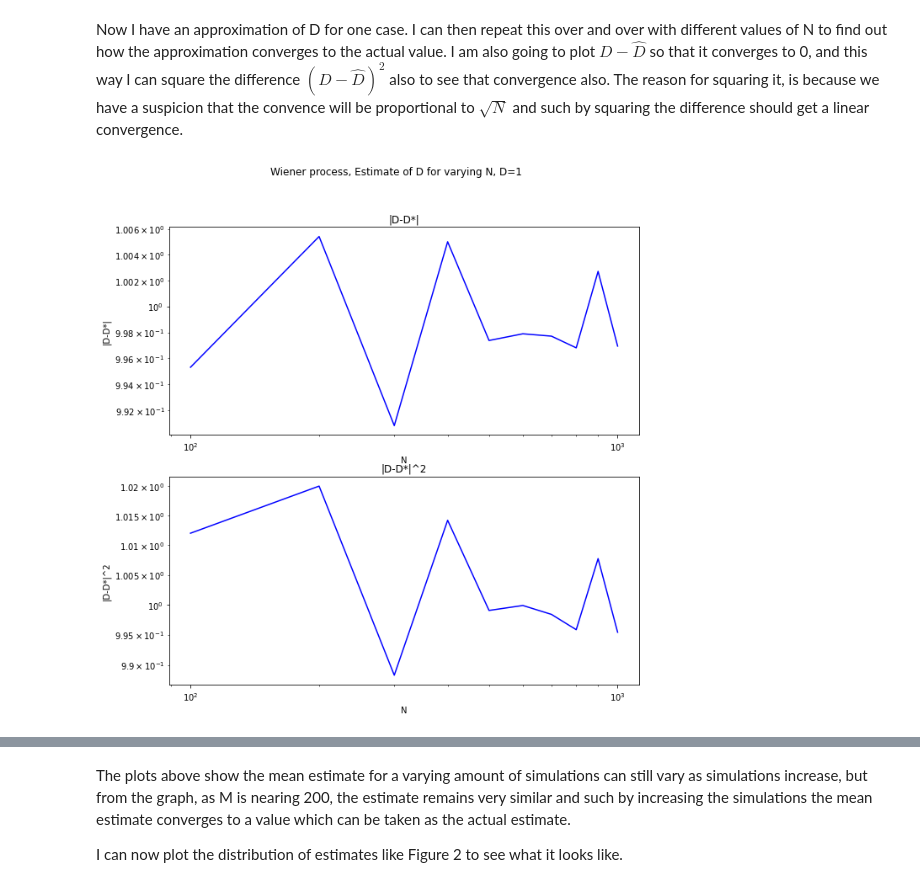
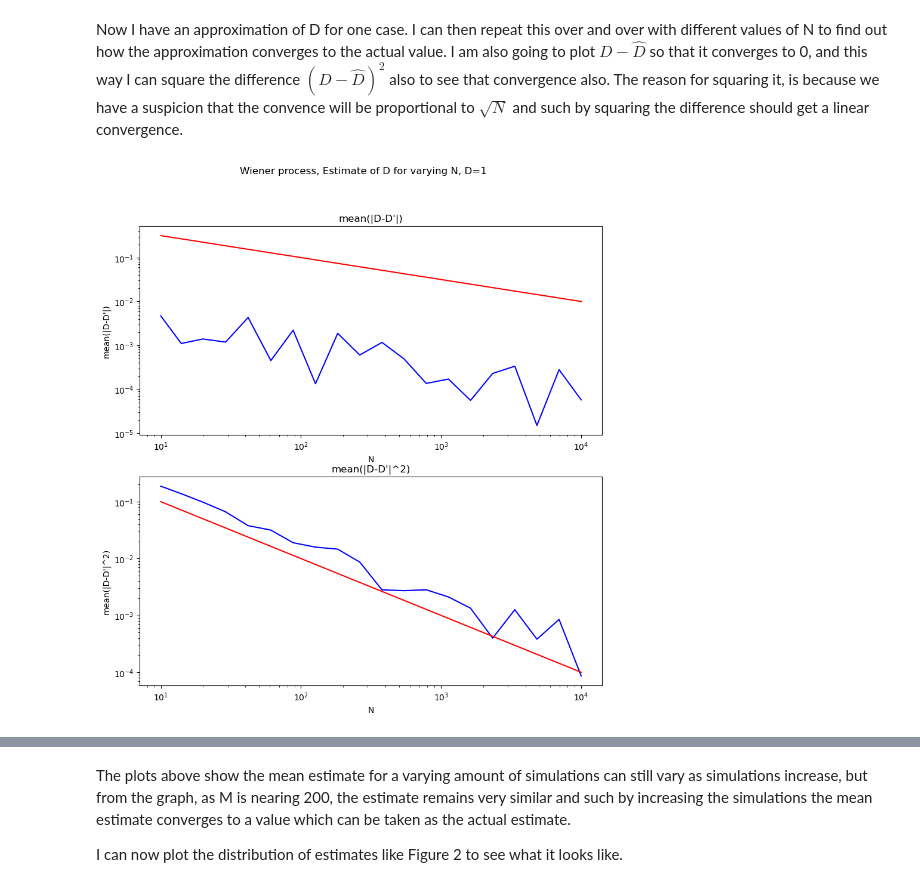
Before and after one commit to db14401/M4R, a Jupyter notebook: SDE_numerical_solution.ipynb, the cells around one changed output, grey strips where cells are left out. Drawn from its saved outputs; the diff is of its cells as text; code cells hidden in the pictures.

```diff
--- a/SDE_numerical_solution.ipynb
+++ b/SDE_numerical_solution.ipynb
@@ -157,7 +158,7 @@ $$
 # %%
 def EstimateVariance(x, T_lim, N):
     '''
-    Return the maximum likelihood estimator of the variance when k=0
+    Return the maximum likelihood estimator of the variance when k=0 and steps follow a Gaussian Distribution
     '''
     dt = (T_lim[1]- T_lim[0])/N
     e = x[1:] - x[:-1]
@@ -187,40 +188,36 @@ The estimated D value is: 0.9759055568200626
 # %% [markdown]
 Now I have an approximation of D for one case. I can then repeat this over and over with different values of N to find out how the approximation converges to the actual value. I am also going to plot $D-\hat D$ so that it converges to 0, and this way I can square the difference $(D-\hat D)^2$ also to see that convergence also. The reason for squaring it, is because we have a suspicion that the convence will be proportional to $\sqrt{N}$ and such by squaring the difference should get a linear convergence.
+# %%
+x_0 = 0.0
+k = 0.0
+T_lim = np.array([0, 10])
+N_vals = np.logspace(1, 4, 20, dtype=int)
+D = 1.0
+M = 10000
+D_prime = np.zeros((np.size(N_vals, 0), M))
+
+for i, N in enumerate(N_vals):
+    for j in range(M):
+        t, x = EulerMaruyamaMethod(x_0, k, T_lim, N, D)
+        D_prime[i, j] = EstimateVariance(x, T_lim, N)
 # %%
-x_0 = 0.0
-k = 0.0
-T_lim = np.array([0, 10])
-N_vals = np.arange(100, 1100, 100)
-D = 1.0
-M = 100
-D_prime = np.zeros((np.size(N_vals, 0), M))
-
-
 fig, axi = plt.subplots(2, figsize=(10, 10))
 fig.suptitle('Wiener process, Estimate of D for varying N, D=1')
-axi[0].set_title(f'|D-D*|')
+axi[0].set_title(f'mean(|D-D\'|)')
 axi[0].set_xlabel('N')
-axi[0].set_ylabel('|D-D*|')
+axi[0].set_ylabel('mean(|D-D\'|)')
 axi[0].set_yscale('log')
 axi[0].set_xscale('log')
 
-axi[1].set_title(f'|D-D*|^2')
+axi[1].set_title(f'mean(|D-D\'|^2)')
 axi[1].set_xlabel('N')
-axi[1].set_ylabel('|D-D*|^2')
+axi[1].set_ylabel('mean(|D-D\'|^2)')
 axi[1].set_yscale('log')
 axi[1].set_xscale('log')
-
-for i, N in enumerate(N_vals):
-    for j in range(M):
-        t, x = EulerMaruyamaMethod(x_0, k, T_lim, N, D)
-        D_prime[i, j] = EstimateVariance(x, T_lim, N)
-
-        #axi[0].scatter(N, D_prime[i, j], c='r')
-        #axi[1].scatter(N, D_prime[i, j]**2, c='r')
-
-
-axi[0].plot(N_vals, np.mean(D_prime, axis=1), c='b')
-axi[1].plot(N_vals, np.mean(np.power(D_prime, 2), axis=1), c='b')
+axi[0].plot(N_vals, np.abs(1-np.mean(D_prime, axis=1)), c='b')
+axi[0].plot(N_vals, 1/np.sqrt(N_vals), c='r')
+axi[1].plot(N_vals, np.abs(1-np.mean(np.power(D_prime, 2), axis=1)), c='b')
+axi[1].plot(N_vals, 1/N_vals, c='r')
 plt.show()
 # %% [output]
-[figure, old version]
+[figure, new version]
```
Also changed, not shown: parts of 56 cells of this notebook.
